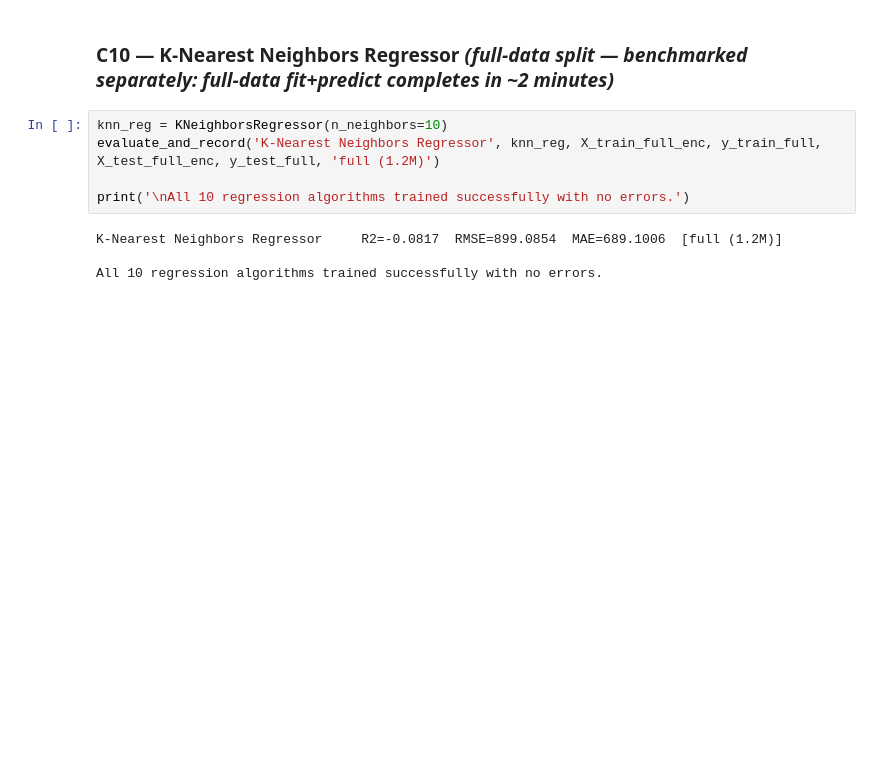
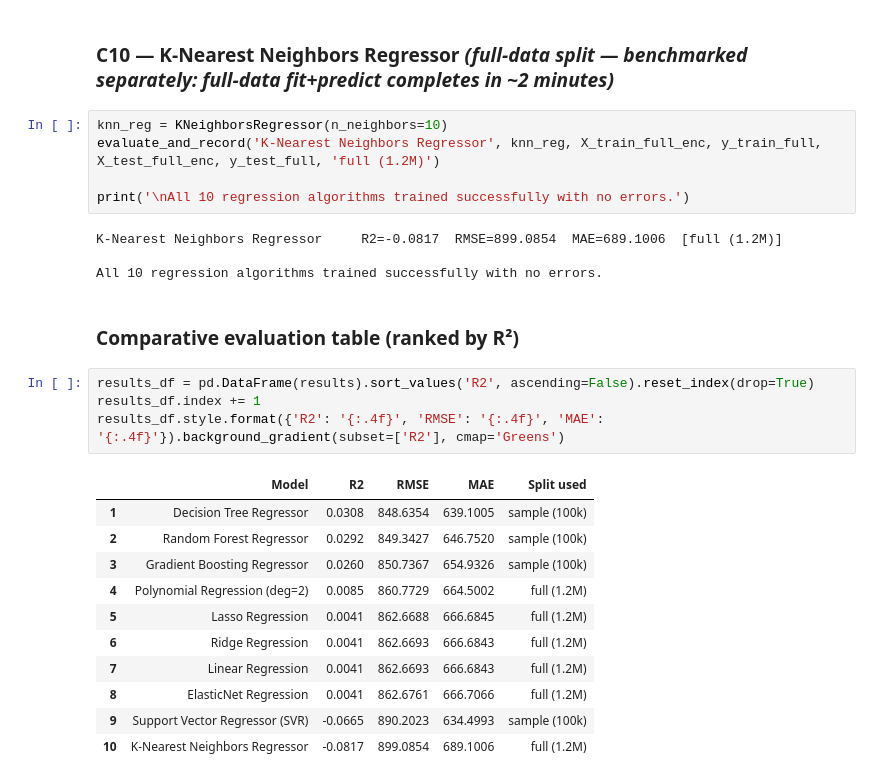
Before and after one commit to GVR2007/AI-risk-analysis, a Jupyter notebook: notebooks/regression_insurance_premium_no_pipeline.ipynb, the cells around one changed output. Drawn from its saved outputs; the diff is of its cells as text; blank space fills up the shorter version.

```diff
--- a/notebooks/regression_insurance_premium_no_pipeline.ipynb
+++ b/notebooks/regression_insurance_premium_no_pipeline.ipynb
@@ -525,3 +525,21 @@ print('\nAll 10 regression algorithms trained successfully with no errors.')
 K-Nearest Neighbors Regressor     R2=-0.0817  RMSE=899.0854  MAE=689.1006  [full (1.2M)]
 
 All 10 regression algorithms trained successfully with no errors.
+# %% [markdown]
+### Comparative evaluation table (ranked by R²)
+# %%
+results_df = pd.DataFrame(results).sort_values('R2', ascending=False).reset_index(drop=True)
+results_df.index += 1
+results_df.style.format({'R2': '{:.4f}', 'RMSE': '{:.4f}', 'MAE': '{:.4f}'}).background_gradient(subset=['R2'], cmap='Greens')
+# %% [output]
+|  | Model | R2 | RMSE | MAE | Split used |
+| 1 | Decision Tree Regressor | 0.0308 | 848.6354 | 639.1005 | sample (100k) |
+| 2 | Random Forest Regressor | 0.0292 | 849.3427 | 646.7520 | sample (100k) |
+| 3 | Gradient Boosting Regressor | 0.0260 | 850.7367 | 654.9326 | sample (100k) |
+| 4 | Polynomial Regression (deg=2) | 0.0085 | 860.7729 | 664.5002 | full (1.2M) |
+| 5 | Lasso Regression | 0.0041 | 862.6688 | 666.6845 | full (1.2M) |
+| 6 | Ridge Regression | 0.0041 | 862.6693 | 666.6843 | full (1.2M) |
+| 7 | Linear Regression | 0.0041 | 862.6693 | 666.6843 | full (1.2M) |
+| 8 | ElasticNet Regression | 0.0041 | 862.6761 | 666.7066 | full (1.2M) |
+| 9 | Support Vector Regressor (SVR) | -0.0665 | 890.2023 | 634.4993 | sample (100k) |
+| 10 | K-Nearest Neighbors Regressor | -0.0817 | 899.0854 | 689.1006 | full (1.2M) |
```
Also changed, not shown: parts of 5 cells of this notebook.
